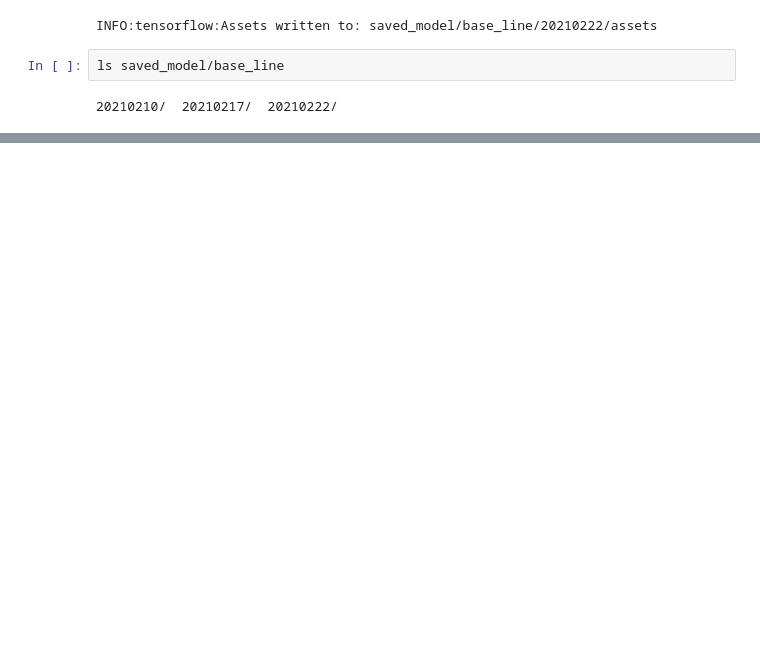
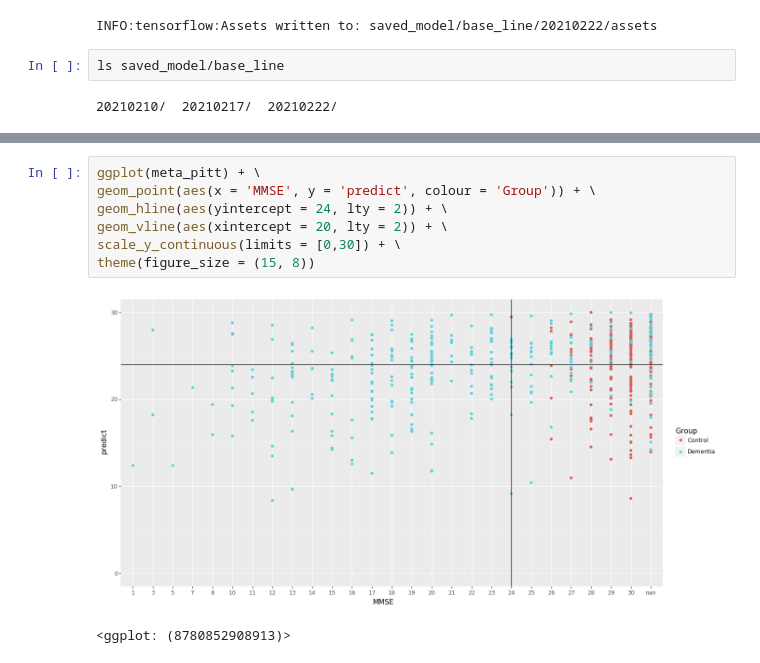
Before and after one commit to W210-SP21-Capstone-Dementia/model, a Jupyter notebook: 4-RollingWindow+LSTM.ipynb, the cells around one changed output, grey strips where cells are left out. Saved outputs shown, nothing was run; the diff lists cells and outputs as text; blank space fills up the shorter version.

```diff
--- a/4-RollingWindow+LSTM.ipynb
+++ b/4-RollingWindow+LSTM.ipynb
@@ -338,0 +517,10 @@ ls saved_model/base_line
+# %%
+ggplot(meta_pitt) + \
+geom_point(aes(x = 'MMSE', y = 'predict', colour = 'Group')) + \
+geom_hline(aes(yintercept = 24, lty = 2)) + \
+geom_vline(aes(xintercept = 20, lty = 2)) + \
+scale_y_continuous(limits = [0,30]) + \
+theme(figure_size = (15, 8))
+# %% [output]
+[figure, added]
+<ggplot: (8780852908913)>
```
Also changed, not shown: parts of 19 cells of this notebook.
